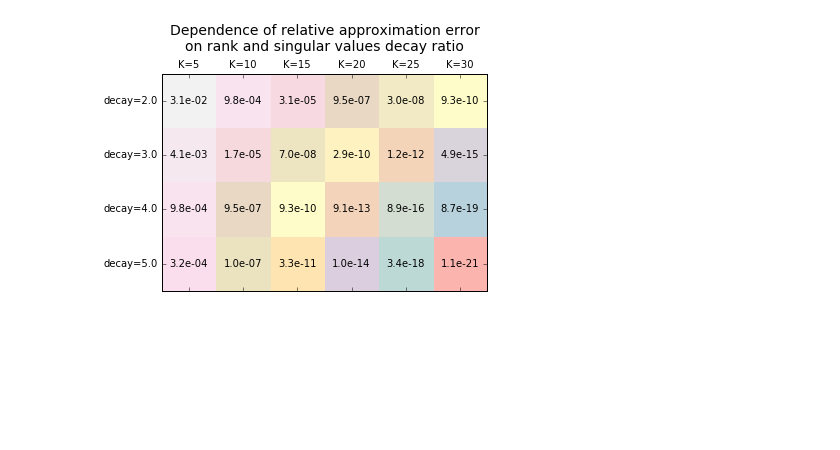
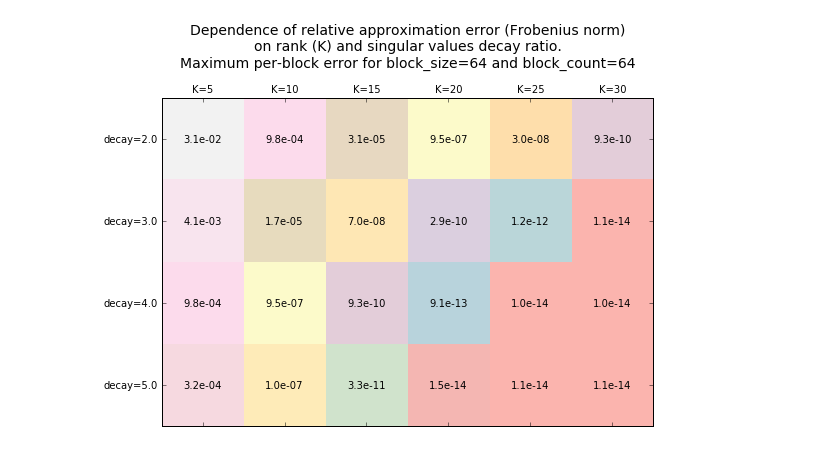
Before and after one commit to ecrc/stars-h, a Jupyter notebook: Python/Gen_matrix.ipynb, the cells around one changed output. Cells and saved outputs as stored; diff of their text form; code cells hidden in the pictures; blank space fills up the shorter version.

```diff
--- a/Python/Gen_matrix.ipynb
+++ b/Python/Gen_matrix.ipynb
@@ -73,35 +81,39 @@ tol = 1e-3
 norm = 'fro'
-# %%
-A, B = get_matrices(block_size, block_count, rot_scale, decay, tol, norm)
-test = np.zeros((block_count, block_count))
-for i in range(block_count):
-    for j in range(block_count):
-        block_A = A[i*block_size:(i+1)*block_size, j*block_size:(j+1)*block_size]
-        block_B = B[i*block_size:(i+1)*block_size, j*block_size:(j+1)*block_size]
-        test[i, j] = np.linalg.norm(block_A-block_B, norm)/np.linalg.norm(block_A, norm)
 # %%
 # Some heat map
 from pylab import figure, cm
 from matplotlib.colors import LogNorm
 import matplotlib.pyplot as plt
 decays = np.linspace(2., 5., 4)
 ks = np.arange(5, 35, 5)
 C = np.zeros((decays.size, ks.size))
+D = np.zeros((decays.size, ks.size))
 for i in range(decays.size):
+    A = get_matrices(block_size, block_count, rot_scale, decays[i])
     for j in range(ks.size):
-        C[i, j] = decays[i]**-ks[j]
+        B = trunc_svd(block_size, block_count, A, 0, ks[j], 'fro')
+        max_val = 0.
+        for k in range(block_count):
+            for l in range(block_count):
+                tmp_A = A[k*block_size:(k+1)*block_size, l*block_size:(l+1)*block_size]
+                tmp_B = B[k*block_size:(k+1)*block_size, l*block_size:(l+1)*block_size]
+                tmp_val = np.linalg.norm(tmp_A-tmp_B, 'fro')/np.linalg.norm(tmp_A, 'fro')
+                max_val = max(tmp_val, max_val)
+        D[i, j] = max_val
 
-f = plt.figure()
+f = plt.figure(figsize=(8, 6))
 ax = f.add_subplot(111)
-im = ax.matshow(C, cmap=cm.Pastel1, norm=LogNorm(), interpolation='nearest')
+im = ax.matshow(D, cmap=cm.Pastel1, norm=LogNorm(), interpolation='nearest')
 ax.set_xticklabels(['']+['K={}'.format(i) for i in ks])
 ax.set_yticklabels(['']+['decay={}'.format(i) for i in decays])
-for i in range(C.shape[0]):
-    for j in range(C.shape[1]):
-        ax.text(j, i, '{:.1e}'.format(C[i, j]), va='center', ha='center')
-ax.set_title('Dependence of relative approximation error\non rank and singular values decay ratio',
+for i in range(D.shape[0]):
+    for j in range(D.shape[1]):
+        ax.text(j, i, '{:.1e}'.format(D[i, j]), va='center', ha='center')
+ax.set_title('Dependence of relative approximation error (Frobenius norm)\non rank (K)'
+             ' and singular values decay ratio.\nMaximum per-block error for block_size={}'
+             ' and block_count={}'.format(block_size, block_count),
              fontdict={'fontsize':14}, y=1.08)
 plt.tight_layout()
 plt.savefig('appr_accuracy.pdf')
 # %% [output]
-[figure, old version]
+[figure, new version]
```
Also changed, not shown: parts of 2 cells of this notebook.
